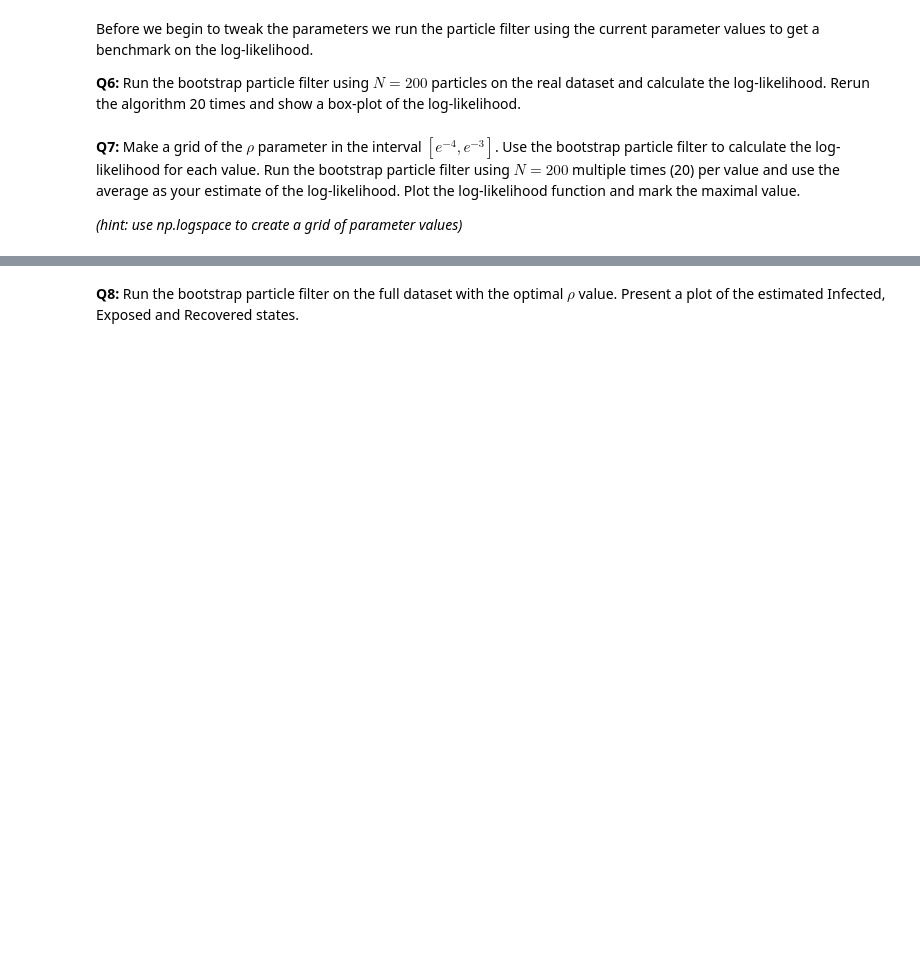
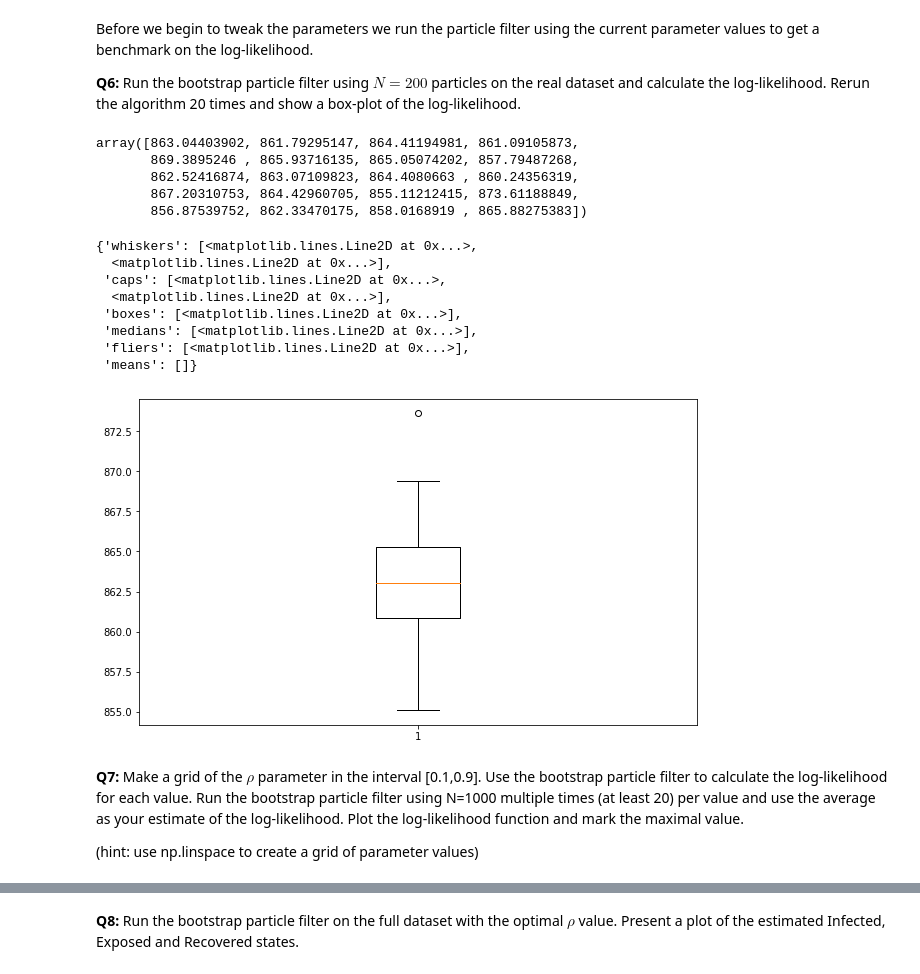
Before and after one commit to amannayak/Time-Series-and-Sequence-Analysis, a Jupyter notebook: Task 3/tssl_lab3.ipynb, the cells around one changed output, grey strips where cells are left out. Drawn from its saved outputs; the diff is of its cells as text; code cells hidden in the pictures; blank space fills up the shorter version.

```diff
--- a/Task 3/tssl_lab3.ipynb
+++ b/Task 3/tssl_lab3.ipynb
@@ -407,7 +408,34 @@ You are more than welcome to also study the other parameters.
 Before we begin to tweak the parameters we run  the particle filter using the current parameter values to get a benchmark on the log-likelihood.
 
 **Q6:** Run the bootstrap particle filter using $N=200$ particles on the real dataset and calculate the log-likelihood. Rerun the algorithm 20 times and show a box-plot of the log-likelihood.
+# %%
+logLikelihood = np.zeros(20)
+
+for i in range(20):
+    bootSamp = bpf(model  = model , y = y_sthlm , numParticles = 200)
+    logLikelihood[i] = bootSamp.logZ
+# %%
+logLikelihood
+# %% [output]
+array([863.04403902, 861.79295147, 864.41194981, 861.09105873,
+       869.3895246 , 865.93716135, 865.05074202, 857.79487268,
+       862.52416874, 863.07109823, 864.4080663 , 860.24356319,
+       867.20310753, 864.42960705, 855.11212415, 873.61188849,
+       856.87539752, 862.33470175, 858.0168919 , 865.88275383])
+# %%
+plt.boxplot(logLikelihood)
+# %% [output]
+{'whiskers': [<matplotlib.lines.Line2D at 0x...>,
+  <matplotlib.lines.Line2D at 0x...>],
+ 'caps': [<matplotlib.lines.Line2D at 0x...>,
+  <matplotlib.lines.Line2D at 0x...>],
+ 'boxes': [<matplotlib.lines.Line2D at 0x...>],
+ 'medians': [<matplotlib.lines.Line2D at 0x...>],
+ 'fliers': [<matplotlib.lines.Line2D at 0x...>],
+ 'means': []}
+[figure, added]
 # %% [markdown]
-**Q7:** Make a grid of the $\rho$ parameter in the interval $[e^{-4}, e^{-3}]$. Use the bootstrap particle filter to calculate the log-likelihood for each value. Run the bootstrap particle filter using $N=200$ multiple times (20) per value and use the average as your estimate of the log-likelihood. Plot the log-likelihood function and mark the maximal value.
+**Q7:**
+Make a grid of the $\rho$ parameter in the interval [0.1,0.9]. Use the bootstrap particle filter to calculate the log-likelihood for each value. Run the bootstrap particle filter using N=1000 multiple times (at least 20) per value and use the average as your estimate of the log-likelihood. Plot the log-likelihood function and mark the maximal value.
 
-*(hint: use np.logspace to create a grid of parameter values)*
+(hint: use np.linspace to create a grid of parameter values)
```
Also changed, not shown: parts of 10 cells of this notebook.
